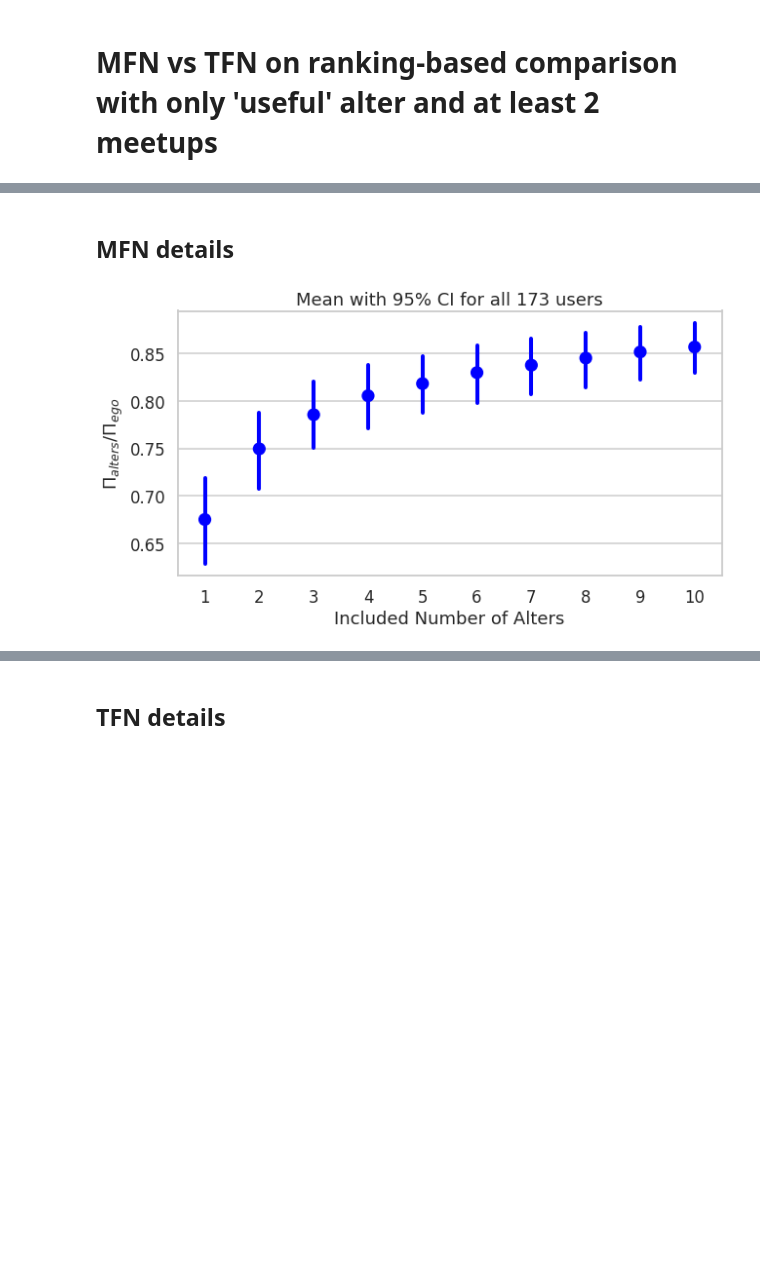
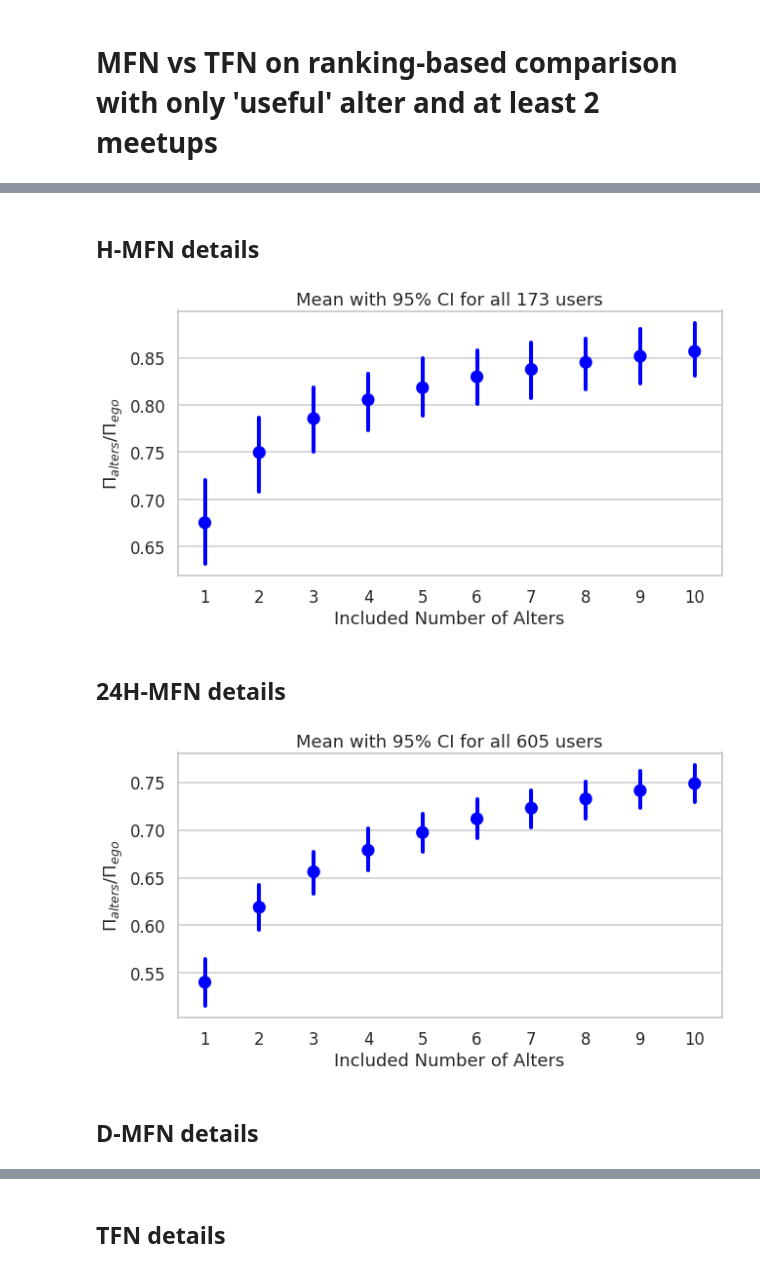
Before and after one commit to Magica-Chen/social-predictability, a Jupyter notebook: Ranking-Based-BK-VS.ipynb, the cells around one changed output, grey strips where cells are left out. Drawn from its saved outputs; the diff is of its cells as text; code cells hidden in the pictures; blank space fills up the shorter version.

```diff
--- a/Ranking-Based-BK-VS.ipynb
+++ b/Ranking-Based-BK-VS.ipynb
@@ -15,2 +39,2 @@ import visualization as vs
 # %% [markdown]
-## MFN details
+## H-MFN details
@@ -28,4 +43,16 @@ MFN_info['Pi_ego_alters_ratio'] = MFN_info['Pi_ego_alters'] / MFN_info['Pi_ego']
 # %%
-vs.cv_plot(MFN_info[MFN_info['n_meetupers_x'] >=10], threshold=10, plot_type='errorbar', mode='talk', l=10, w=5)
+vs.cv_plot(df_H_MFN[df_H_MFN['n_meetupers_x'] >=10], threshold=10,
+           plot_type='errorbar', mode='talk', l=10, w=5)
 # %% [output]
-[figure, old version]
+[figure, new version]
+# %% [markdown]
+## 24H-MFN details
+# %%
+df_24H_MFN = transform_df(MFN_24H_path)
+# %%
+vs.cv_plot(df_24H_MFN[df_24H_MFN['n_meetupers_x'] >=10], threshold=10,
+           plot_type='errorbar', mode='talk', l=10, w=5)
+# %% [output]
+[figure, added]
+# %% [markdown]
+## D-MFN details
```
Also changed, not shown: parts of 68 cells of this notebook, 17 other files.
